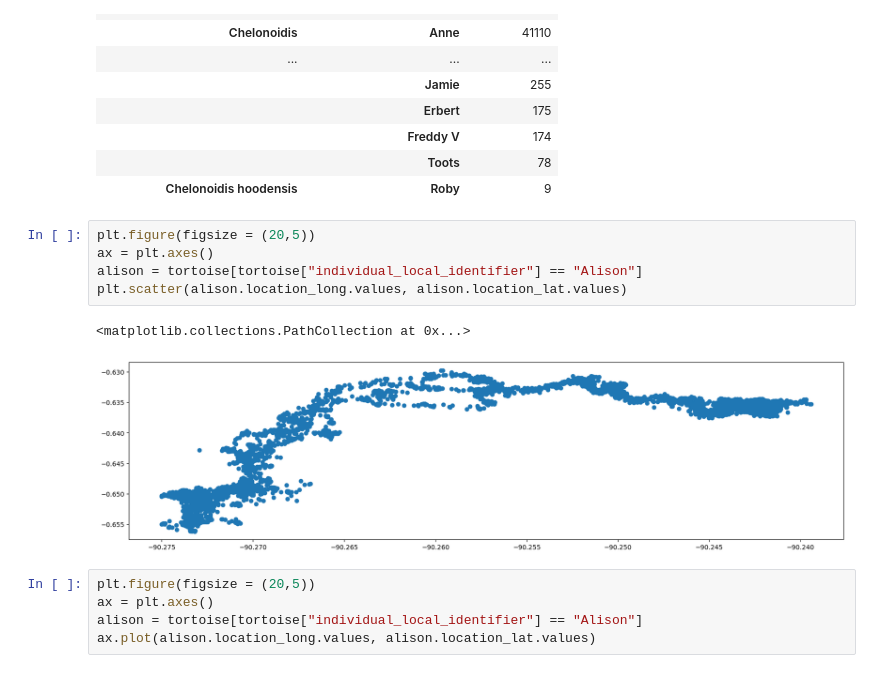
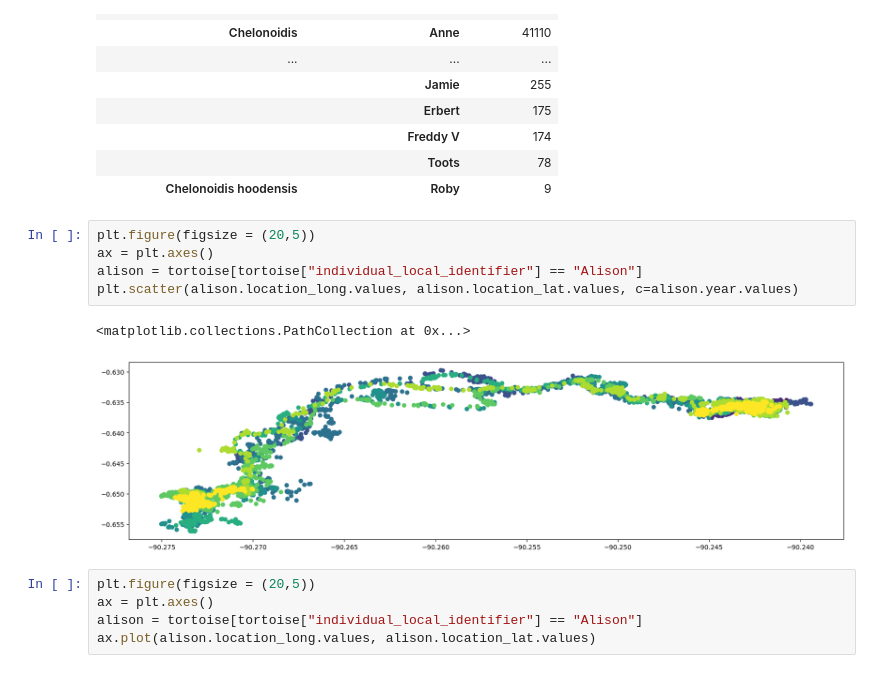
Before and after one commit to yingli/applieddatascience, a Jupyter notebook: sample_code/NB18_spatial_temporal.ipynb, the cells around one changed output. Saved outputs shown, nothing was run; the diff lists cells and outputs as text.

```diff
--- a/sample_code/NB18_spatial_temporal.ipynb
+++ b/sample_code/NB18_spatial_temporal.ipynb
@@ -488,11 +496,11 @@ temp_df.sort_values(by="events_count", ascending=False).head(100)
 # %%
 plt.figure(figsize = (20,5))
 ax = plt.axes()
 alison = tortoise[tortoise["individual_local_identifier"] == "Alison"]
-plt.scatter(alison.location_long.values, alison.location_lat.values)
+plt.scatter(alison.location_long.values, alison.location_lat.values, c=alison.year.values)
 # %% [output]
 <matplotlib.collections.PathCollection at 0x...>
-[figure, old version]
+[figure, new version]
 # %%
 plt.figure(figsize = (20,5))
 ax = plt.axes()
```
Also changed, not shown: parts of 3 cells of this notebook, 1 other file.
